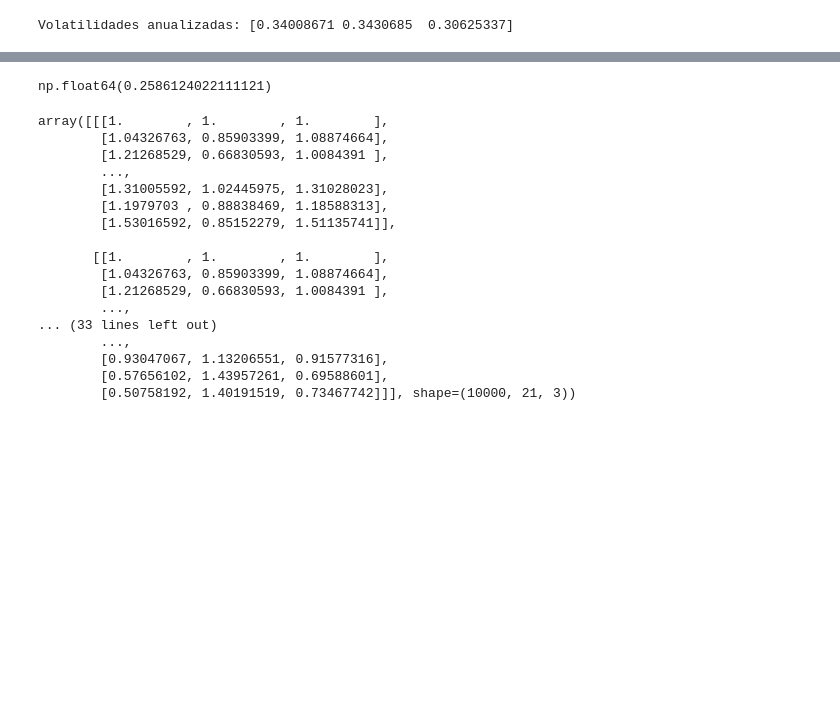
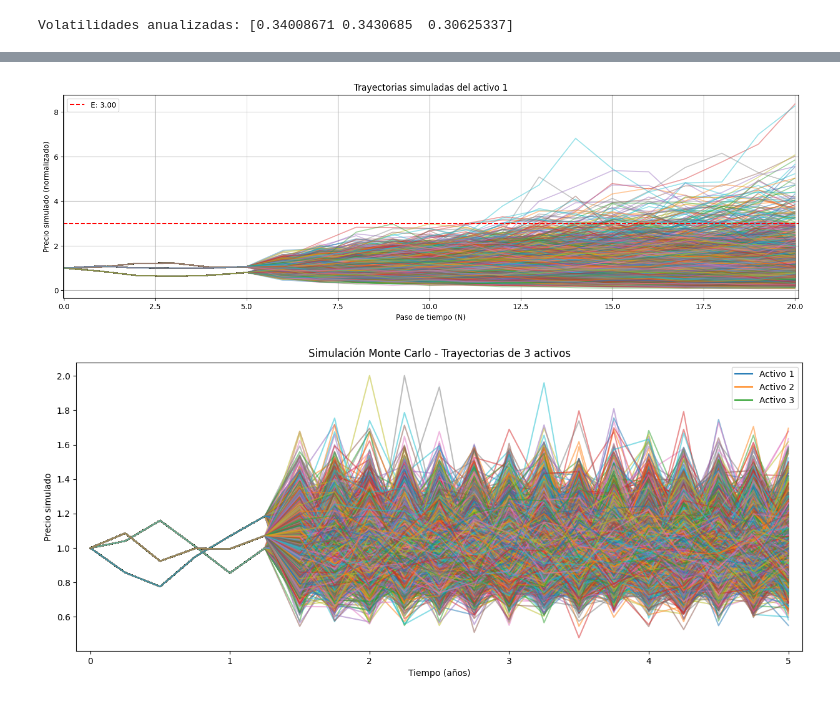
Before and after one commit to LanderAgirre/Reto_09_Azul_Oscuro, a Jupyter notebook: 3.Montecarlo.ipynb, the cells around one changed output, grey strips where cells are left out. Saved outputs shown, nothing was run; the diff lists cells and outputs as text; code cells hidden in the pictures; blank space fills up the shorter version.

Commit message:
Montecarlo

```diff
--- a/3.Montecarlo.ipynb
+++ b/3.Montecarlo.ipynb
@@ -78,2 +122,23 @@ Volatilidades anualizadas: [0.34008671 0.3430685  0.30625337]
 # %%
 S0 = precios.iloc[-1].values
+# %%
+P= generar_P(M=M, n = N, T = T, rf = r, vol = sigmas, corr = corr_matrix)
+# %%
+# A partir de la matriz de rendimientos P, se calculan las trayectorias de precios acumuladas
+# a lo largo del tiempo. El resultado 'S' contiene los precios simulados.
+S = np.cumprod(P, axis = 1)
+
+# Se calcula la media geometrica de los rendimientos de cada uno.
+S_media = gmean(S[:, :], axis = 1)
+
+# Se calcula el payoff de la opcion para cada simulacion,
+# cogiendo el maximo entre 0 y la resta entre el precio del ejercicio y el valor de la canasta
+# Se coge el maximo ya que si es negativo el valor de la resta no se ejerce el derecho de compra.
+payoff = np.maximum(np.sum(S_media, axis = 1) - 3, 0)
+
+# Se calcula la media de los payoffs entre todas las simulaciones.
+media_payoff = np.mean(payoff)
+
+# Trae el valor de la media de los payoffs al valor presente
+valor_actual2 = media_payoff * np.e**(-r * T)
+print(f'El valor actual de la opcion es de: {valor_actual2}')
@@ -80,32 +151,29 @@ S0 = precios.iloc[-1].values
 # %%
-P, Z= generar_P(M=10000, n = N, T = T, rf = r, vol = sigmas, corr = corr_matrix)
-valores = np.cumprod(P, axis=1)
-medias = np.mean(valores,  axis = 1)
-root_values = medias ** (1/20)
-root_values
-sum_values = np.sum(root_values, axis=1)
-payoff = np.maximum(np.sum(medias, axis = 1) - 3, 0)
-media_payoffs = payoff.mean()
-media_payoffs * np.e**(-r * T)
+plt.figure(figsize=(18, 5))
+for i in range(1000):  # plotea 20 trayectorias aleatorias del activo 1
+    plt.plot(S[i, :], alpha=0.4)
+plt.axhline(y=3, color='red', linestyle='--', label = f'E: {3:.2f}')
+plt.title("Trayectorias simuladas del activo 1")
+plt.xlabel("Paso de tiempo (N)")
+plt.ylabel("Precio simulado (normalizado)")
+plt.xlim(-0.01,20.1)
+plt.legend()
+plt.grid(True)
+plt.show()
 # %% [output]
-np.float64(0.2586124022111121)
+[figure, added]
 # %%
-valores
+t = np.linspace(0, T, N+1)
+fig, ax = plt.subplots(figsize=(15,6))
+for i in range(3):  # tres activos
+    for path in range(1000):
+        ax.plot(t, P[path, :, i], alpha=0.5)
+    ax.plot([], [], label=f'Activo {i+1}')  # solo para la leyenda
+ax.set_title("Simulación Monte Carlo - Trayectorias de 3 activos")
+ax.set_xlabel("Tiempo (años)")
+ax.set_xlim(-0.1,5.1)
+ax.set_ylabel("Precio simulado")
+ax.legend()
+plt.show()
 # %% [output]
-array([[[1.        , 1.        , 1.        ],
-        [1.04326763, 0.85903399, 1.08874664],
-        [1.21268529, 0.66830593, 1.0084391 ],
-        ...,
-        [1.31005592, 1.02445975, 1.31028023],
-        [1.1979703 , 0.88838469, 1.18588313],
-        [1.53016592, 0.85152279, 1.51135741]],
-
-       [[1.        , 1.        , 1.        ],
-        [1.04326763, 0.85903399, 1.08874664],
-        [1.21268529, 0.66830593, 1.0084391 ],
-        ...,
-... (33 lines left out)
-        ...,
-        [0.93047067, 1.13206551, 0.91577316],
-        [0.57656102, 1.43957261, 0.69588601],
-        [0.50758192, 1.40191519, 0.73467742]]], shape=(10000, 21, 3))
+[figure, added]
```
Also changed, not shown: parts of 16 cells of this notebook, 1 other file.
